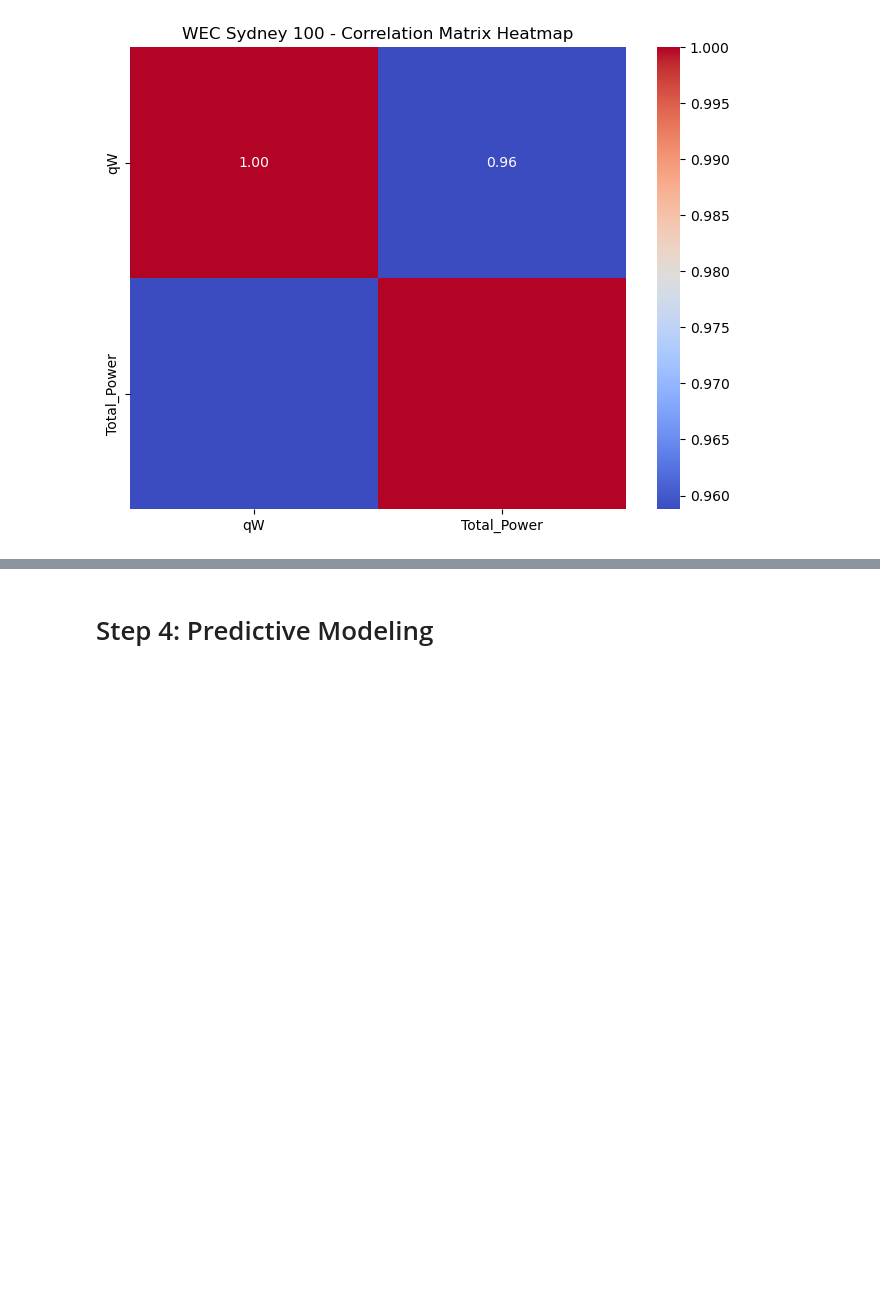
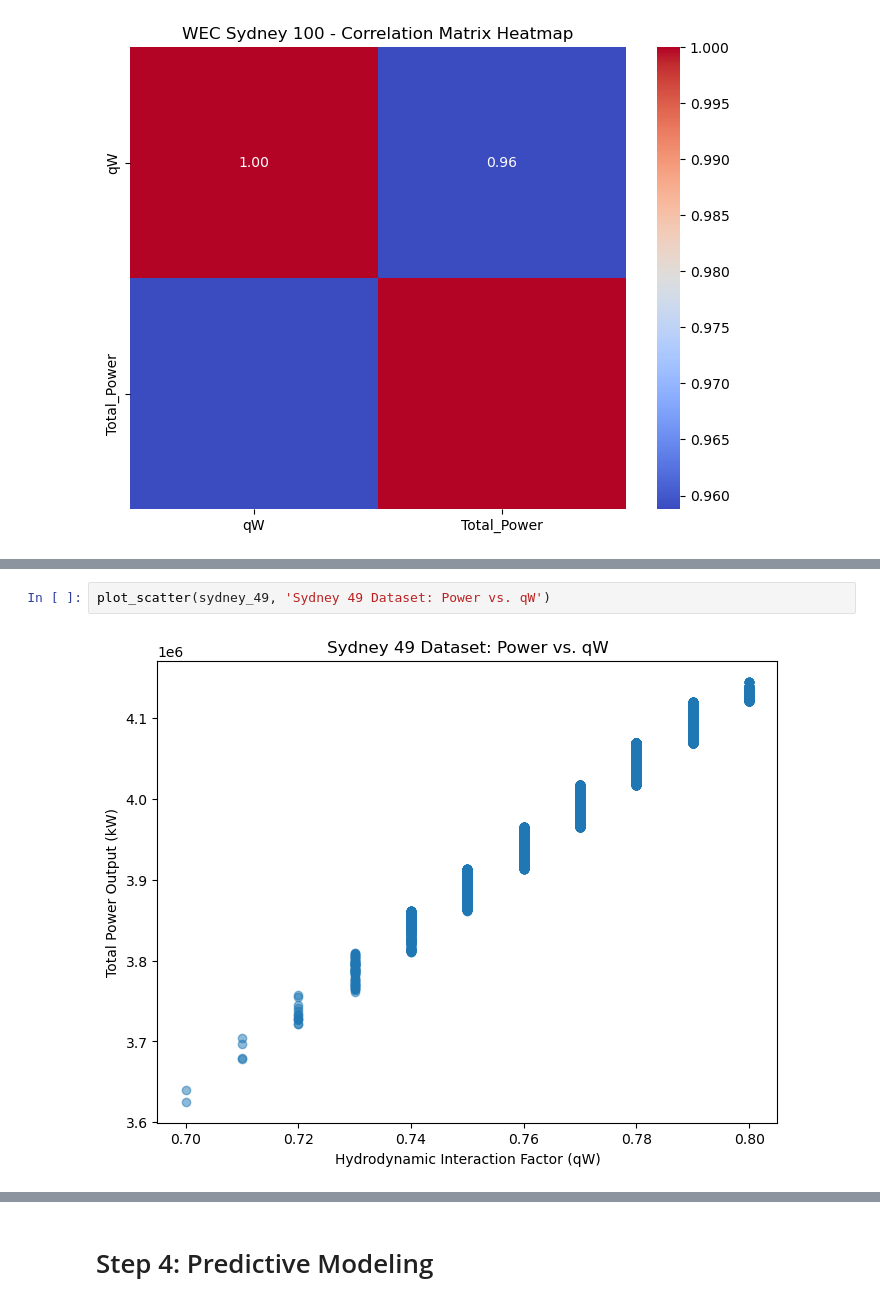
Before and after one commit to Kevinobote/WEC, a Jupyter notebook: WEC.ipynb, the cells around one changed output, grey strips where cells are left out. Drawn from its saved outputs; the diff is of its cells as text; blank space fills up the shorter version.

```diff
--- a/WEC.ipynb
+++ b/WEC.ipynb
@@ -728,0 +801,4 @@ In the context of your datasets, even if you're not delving deeply into spatial
+# %%
+plot_scatter(sydney_49, 'Sydney 49 Dataset: Power vs. qW')
+# %% [output]
+[figure, added]
```
Also changed, not shown: parts of 24 cells of this notebook, 5 other files.
